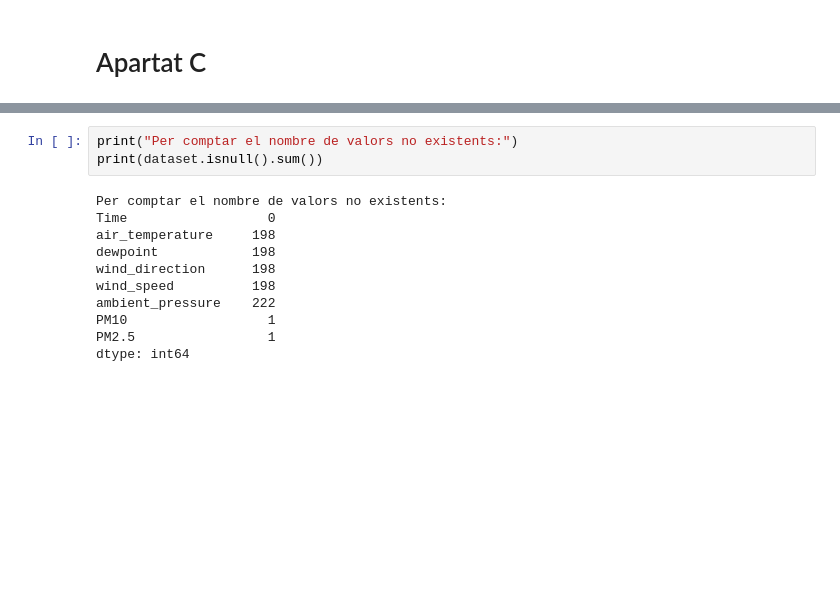
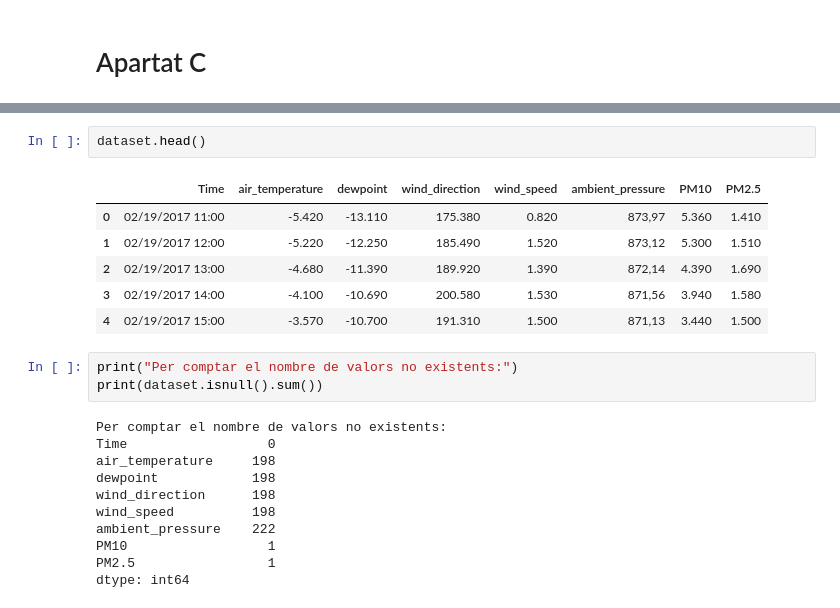
Before and after one commit to jlimu/APC_Practica1, a Jupyter notebook: Practica 1.ipynb, the cells around one changed output, grey strips where cells are left out. Cells and saved outputs as stored; diff of their text form; blank space fills up the shorter version.

```diff
--- a/Practica 1.ipynb
+++ b/Practica 1.ipynb
@@ -47,6 +38,15 @@ print("Dimensionalitat de l'atribut Y", y.shape)
 Dimensionalitat de la BBDD: (16393, 8)
 Dimensionalitat de les entrades X (16393, 5)
 Dimensionalitat de l'atribut Y (16393,)
+# %%
+dataset.head()
+# %% [output]
+|  | Time | air_temperature | dewpoint | wind_direction | wind_speed | ambient_pressure | PM10 | PM2.5 |
+| 0 | 02/19/2017 11:00 | -5.420 | -13.110 | 175.380 | 0.820 | 873,97 | 5.360 | 1.410 |
+| 1 | 02/19/2017 12:00 | -5.220 | -12.250 | 185.490 | 1.520 | 873,12 | 5.300 | 1.510 |
+| 2 | 02/19/2017 13:00 | -4.680 | -11.390 | 189.920 | 1.390 | 872,14 | 4.390 | 1.690 |
+| 3 | 02/19/2017 14:00 | -4.100 | -10.690 | 200.580 | 1.530 | 871,56 | 3.940 | 1.580 |
+| 4 | 02/19/2017 15:00 | -3.570 | -10.700 | 191.310 | 1.500 | 871,13 | 3.440 | 1.500 |
 # %%
 print("Per comptar el nombre de valors no existents:")
 print(dataset.isnull().sum())
```
Also changed, not shown: parts of 6 cells of this notebook.
